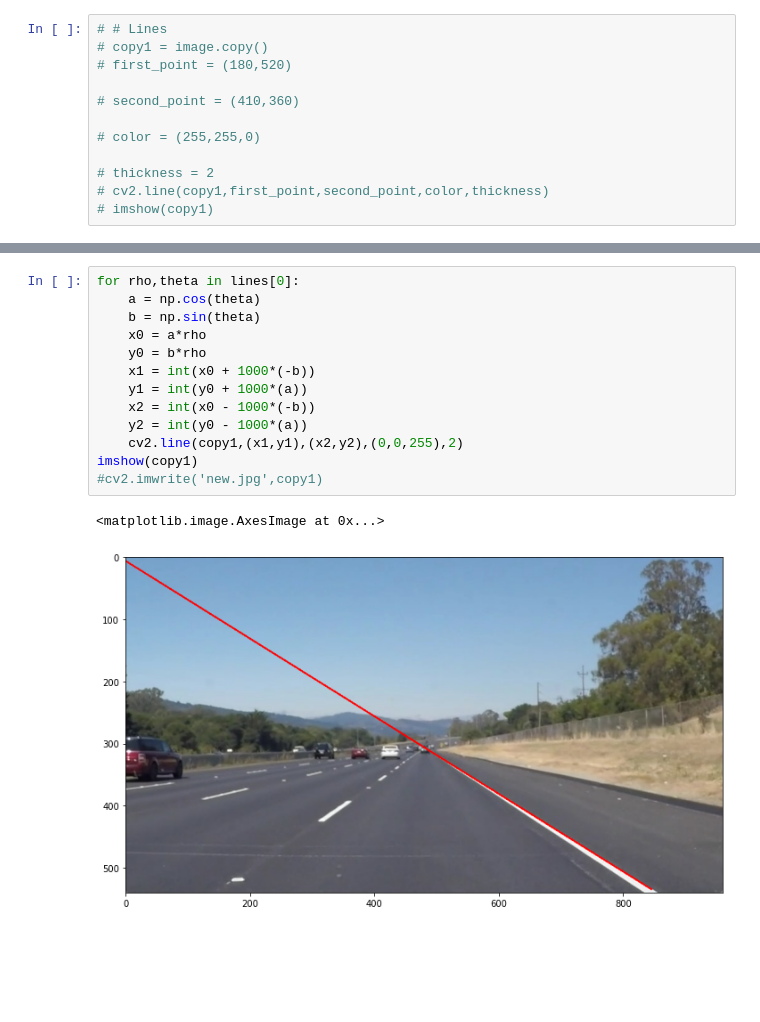
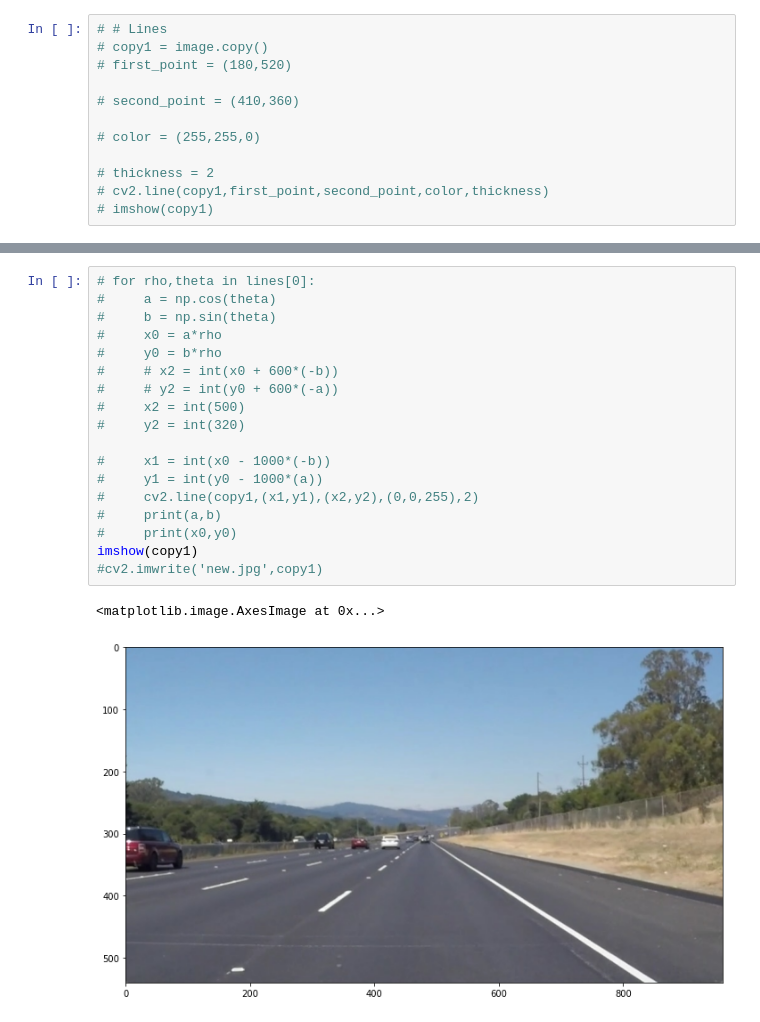
Before and after one commit to fayyoz24/CV_challenge, a Jupyter notebook: try.ipynb, the cells around one changed output, grey strips where cells are left out. Drawn from its saved outputs; the diff is of its cells as text; blank space fills up the shorter version.

```diff
--- a/try.ipynb
+++ b/try.ipynb
@@ -147,16 +147,21 @@ print(lines)
 # %%
-for rho,theta in lines[0]:
-    a = np.cos(theta)
-    b = np.sin(theta)
-    x0 = a*rho
-    y0 = b*rho
-    x1 = int(x0 + 1000*(-b))
-    y1 = int(y0 + 1000*(a))
-    x2 = int(x0 - 1000*(-b))
-    y2 = int(y0 - 1000*(a))
-    cv2.line(copy1,(x1,y1),(x2,y2),(0,0,255),2)
+# for rho,theta in lines[0]:
+#     a = np.cos(theta)
+#     b = np.sin(theta)
+#     x0 = a*rho
+#     y0 = b*rho
+#     # x2 = int(x0 + 600*(-b))
+#     # y2 = int(y0 + 600*(-a))
+#     x2 = int(500)
+#     y2 = int(320)
+
+#     x1 = int(x0 - 1000*(-b))
+#     y1 = int(y0 - 1000*(a))
+#     cv2.line(copy1,(x1,y1),(x2,y2),(0,0,255),2)
+#     print(a,b)
+#     print(x0,y0)
 imshow(copy1)
 #cv2.imwrite('new.jpg',copy1)
 # %% [output]
 <matplotlib.image.AxesImage at 0x...>
-[figure, old version]
+[figure, new version]
```
Also changed, not shown: parts of 16 cells of this notebook.
